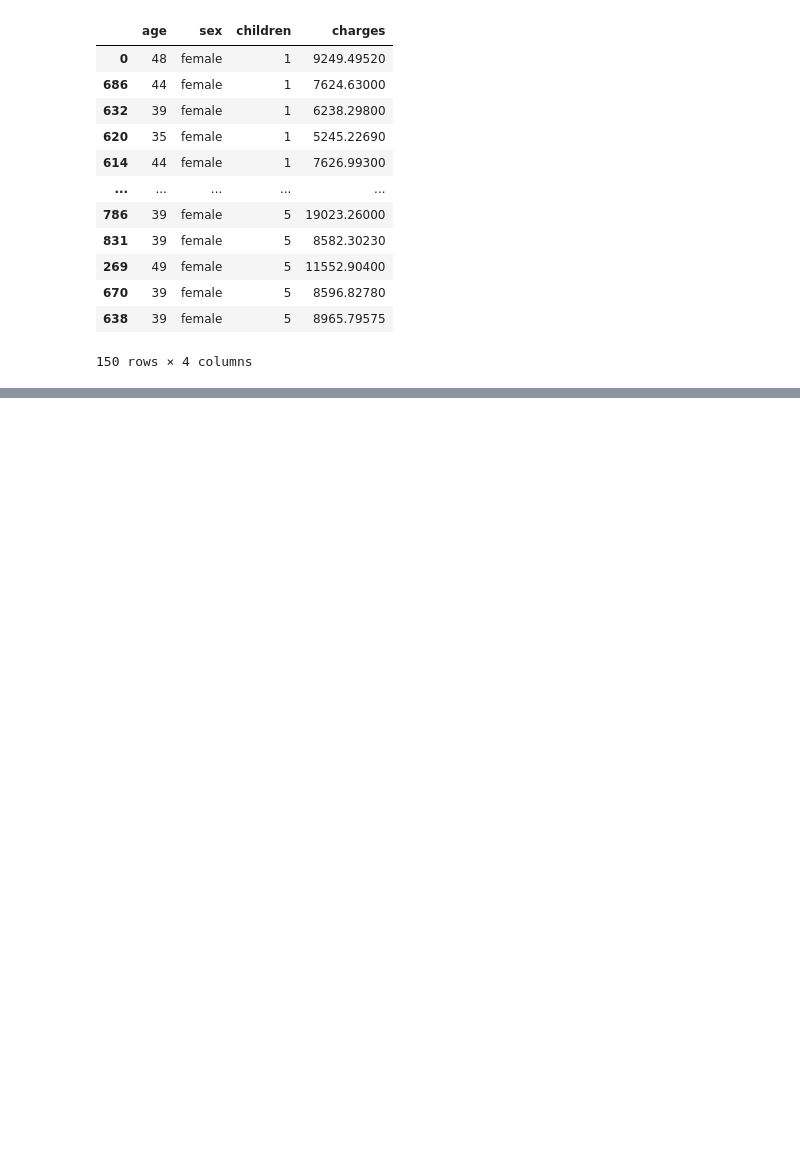
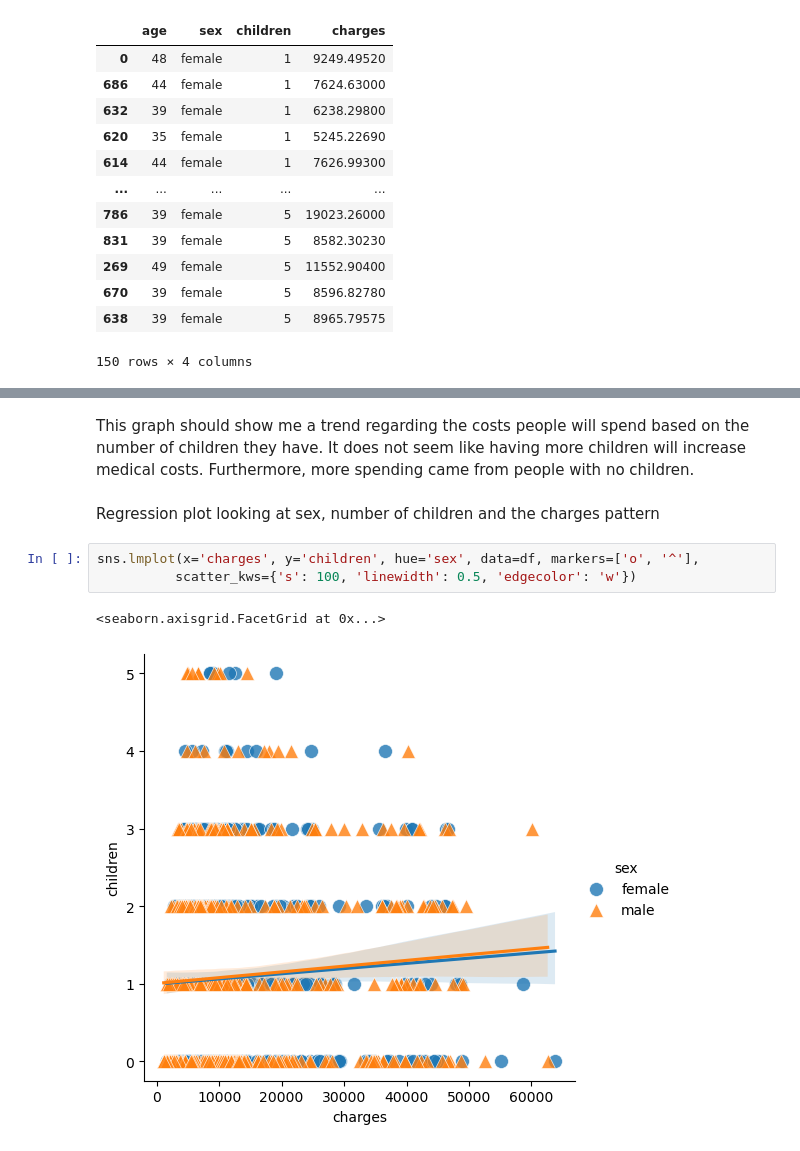
Before and after one commit to ubco-W2022T1-cosc301/project-group30, a Jupyter notebook: notebooks/analysis3.ipynb, the cells around one changed output, grey strips where cells are left out. Saved outputs shown, nothing was run; the diff lists cells and outputs as text; blank space fills up the shorter version.

```diff
--- a/notebooks/analysis3.ipynb
+++ b/notebooks/analysis3.ipynb
@@ -76,0 +117,10 @@ df_Final
+# %% [markdown]
+This graph should show me a trend regarding the costs people will spend based on the number of children they have. It does not seem like having more children will increase medical costs. Furthermore, more spending came from people with no children.
+# %% [markdown]
+Regression plot looking at sex, number of children and the charges pattern
+# %%
+sns.lmplot(x='charges', y='children', hue='sex', data=df, markers=['o', '^'],
+          scatter_kws={'s': 100, 'linewidth': 0.5, 'edgecolor': 'w'})
+# %% [output]
+<seaborn.axisgrid.FacetGrid at 0x...>
+[figure, added]
```
Also changed, not shown: parts of 35 cells of this notebook, 6 other files.
